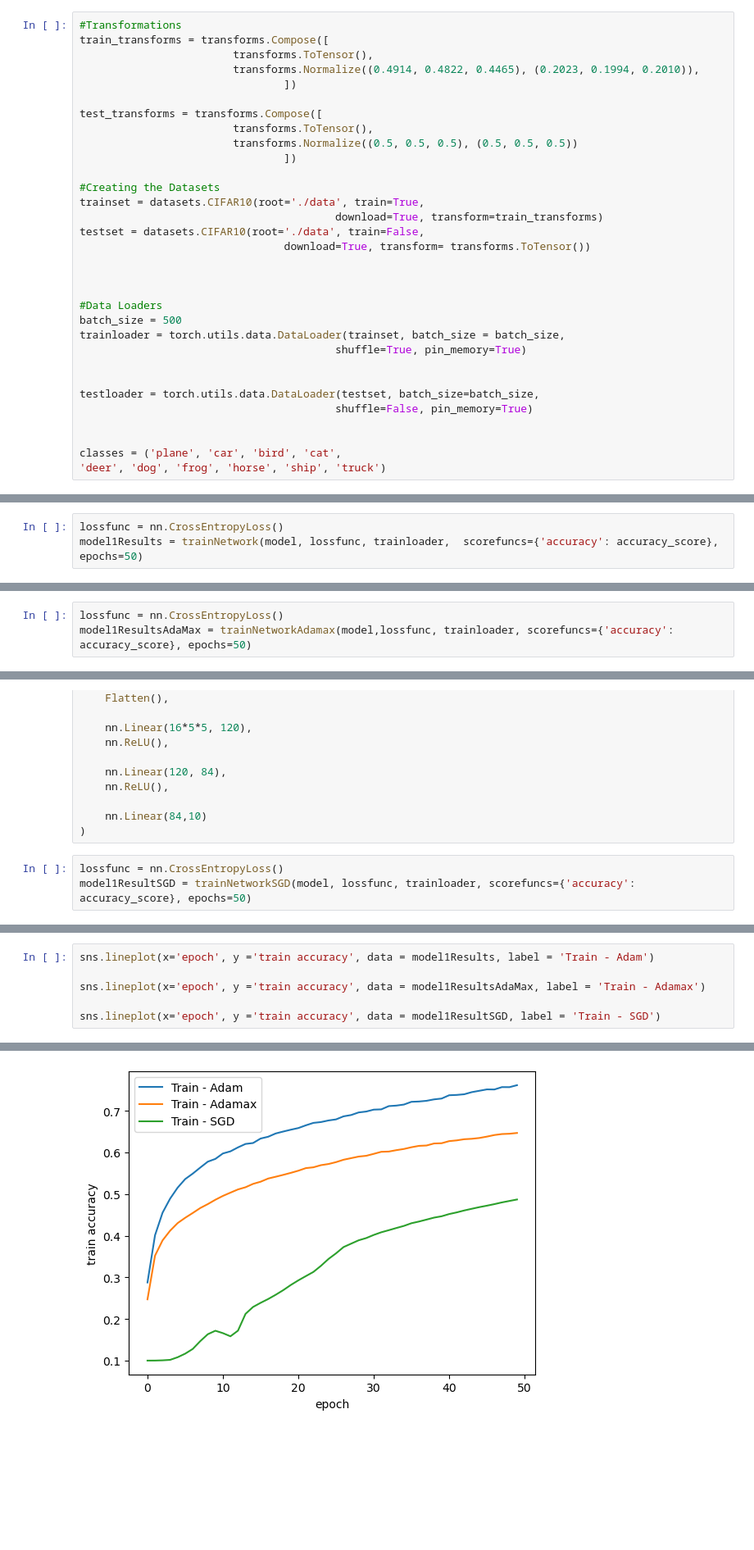
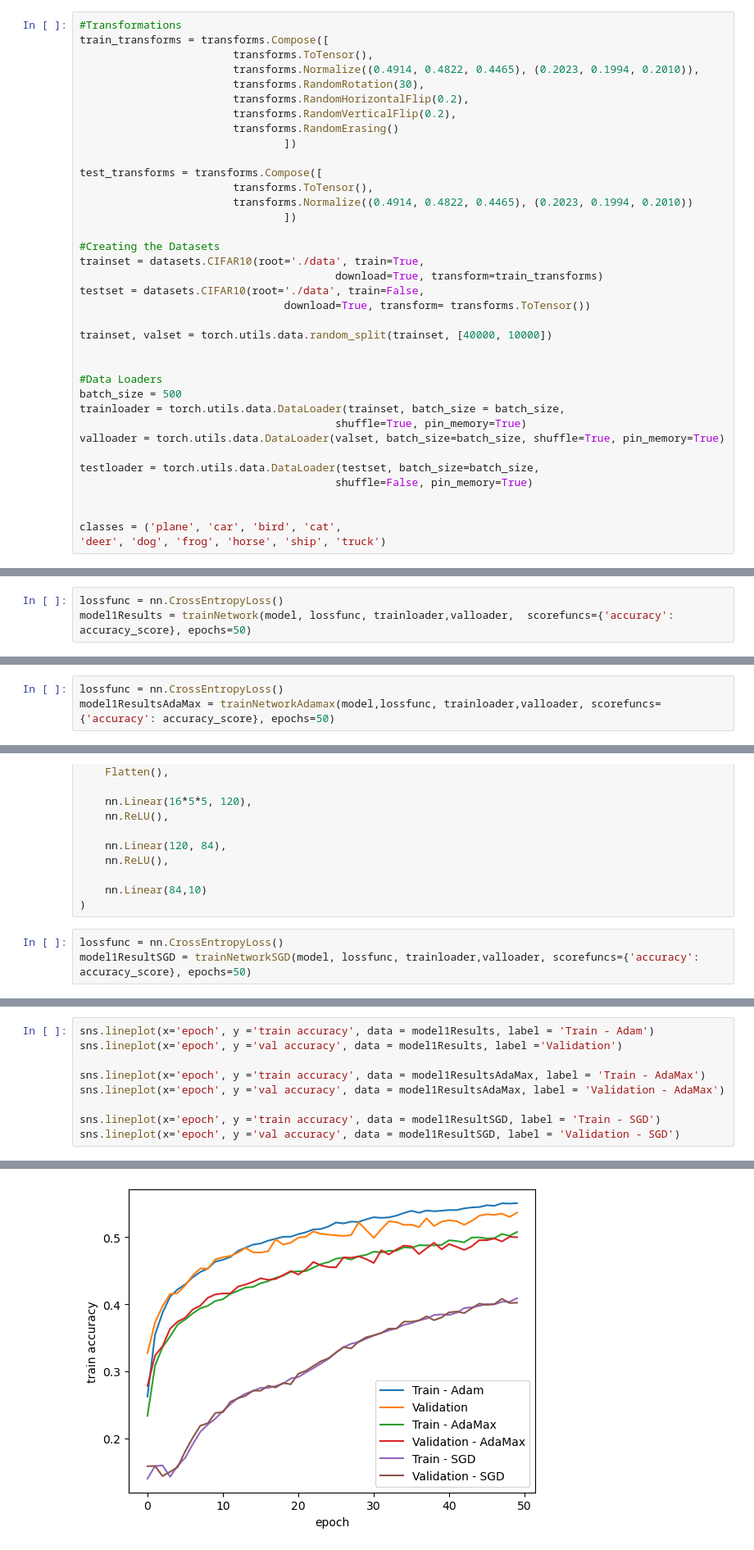
Before and after one commit to Starkillxr/AINT515, a Jupyter notebook: src/task_2.ipynb, the cells around one changed output, grey strips where cells are left out. Shown at 82% size. Drawn from its saved outputs; the diff is of its cells as text; blank space fills up the shorter version.

```diff
--- a/src/task_2.ipynb
+++ b/src/task_2.ipynb
@@ -46,11 +49,15 @@ device = torch.device("cuda") if torch.cuda.is_available() else torch.device("cp
 train_transforms = transforms.Compose([
                         transforms.ToTensor(),
                         transforms.Normalize((0.4914, 0.4822, 0.4465), (0.2023, 0.1994, 0.2010)),
+                        transforms.RandomRotation(30),
+                        transforms.RandomHorizontalFlip(0.2),
+                        transforms.RandomVerticalFlip(0.2),
+                        transforms.RandomErasing()
                                 ])
 
 test_transforms = transforms.Compose([
                         transforms.ToTensor(),
-                        transforms.Normalize((0.5, 0.5, 0.5), (0.5, 0.5, 0.5))
+                        transforms.Normalize((0.4914, 0.4822, 0.4465), (0.2023, 0.1994, 0.2010))
                                 ])
 
 #Creating the Datasets
@@ -59,13 +66,14 @@ trainset = datasets.CIFAR10(root='./data', train=True,
 testset = datasets.CIFAR10(root='./data', train=False,
                                 download=True, transform= transforms.ToTensor())
 
+trainset, valset = torch.utils.data.random_split(trainset, [40000, 10000])
 
 
 #Data Loaders
 batch_size = 500
 trainloader = torch.utils.data.DataLoader(trainset, batch_size = batch_size,
                                         shuffle=True, pin_memory=True)
-
+valloader = torch.utils.data.DataLoader(valset, batch_size=batch_size, shuffle=True, pin_memory=True)
 
 testloader = torch.utils.data.DataLoader(testset, batch_size=batch_size,
                                         shuffle=False, pin_memory=True)
@@ -623,5 +613,5 @@ Test accuracy: 4059/10000 =  40.590%
 # %%
 lossfunc = nn.CrossEntropyLoss()
-model1Results = trainNetwork(model, lossfunc, trainloader,  scorefuncs={'accuracy': accuracy_score}, epochs=50)
+model1Results = trainNetwork(model, lossfunc, trainloader,valloader,  scorefuncs={'accuracy': accuracy_score}, epochs=50)
 # %%
 sns.lineplot(x='epoch', y ='train accuracy', data = model1Results, label = 'Train')
@@ -672,6 +663,6 @@ model = nn.Sequential(
 )
 # %%
 lossfunc = nn.CrossEntropyLoss()
-model1ResultsAdaMax = trainNetworkAdamax(model,lossfunc, trainloader, scorefuncs={'accuracy': accuracy_score}, epochs=50)
+model1ResultsAdaMax = trainNetworkAdamax(model,lossfunc, trainloader,valloader, scorefuncs={'accuracy': accuracy_score}, epochs=50)
 # %%
 sns.lineplot(x='epoch', y ='train accuracy', data = model1ResultsAdaMax, label = 'Train')
@@ -722,6 +714,6 @@ model = nn.Sequential(
 )
 # %%
 lossfunc = nn.CrossEntropyLoss()
-model1ResultSGD = trainNetworkSGD(model, lossfunc, trainloader, scorefuncs={'accuracy': accuracy_score}, epochs=50)
+model1ResultSGD = trainNetworkSGD(model, lossfunc, trainloader,valloader, scorefuncs={'accuracy': accuracy_score}, epochs=50)
 # %%
 sns.lineplot(x='epoch', y ='train accuracy', data = model1ResultSGD, label = 'Train')
@@ -754,12 +747,15 @@ Test accuracy: 2262/10000 =  22.620%
 # %%
 sns.lineplot(x='epoch', y ='train accuracy', data = model1Results, label = 'Train - Adam')
+sns.lineplot(x='epoch', y ='val accuracy', data = model1Results, label ='Validation')
 
-sns.lineplot(x='epoch', y ='train accuracy', data = model1ResultsAdaMax, label = 'Train - Adamax')
+sns.lineplot(x='epoch', y ='train accuracy', data = model1ResultsAdaMax, label = 'Train - AdaMax')
+sns.lineplot(x='epoch', y ='val accuracy', data = model1ResultsAdaMax, label = 'Validation - AdaMax')
 
 sns.lineplot(x='epoch', y ='train accuracy', data = model1ResultSGD, label = 'Train - SGD')
+sns.lineplot(x='epoch', y ='val accuracy', data = model1ResultSGD, label = 'Validation - SGD')
 # %% [output]
 <Axes: xlabel='epoch', ylabel='train accuracy'>
-[figure, old version]
+[figure, new version]
 # %%
 model = nn.Sequential(
     nn.Conv2d(3,6,5),
```
Also changed, not shown: parts of 46 cells of this notebook.
